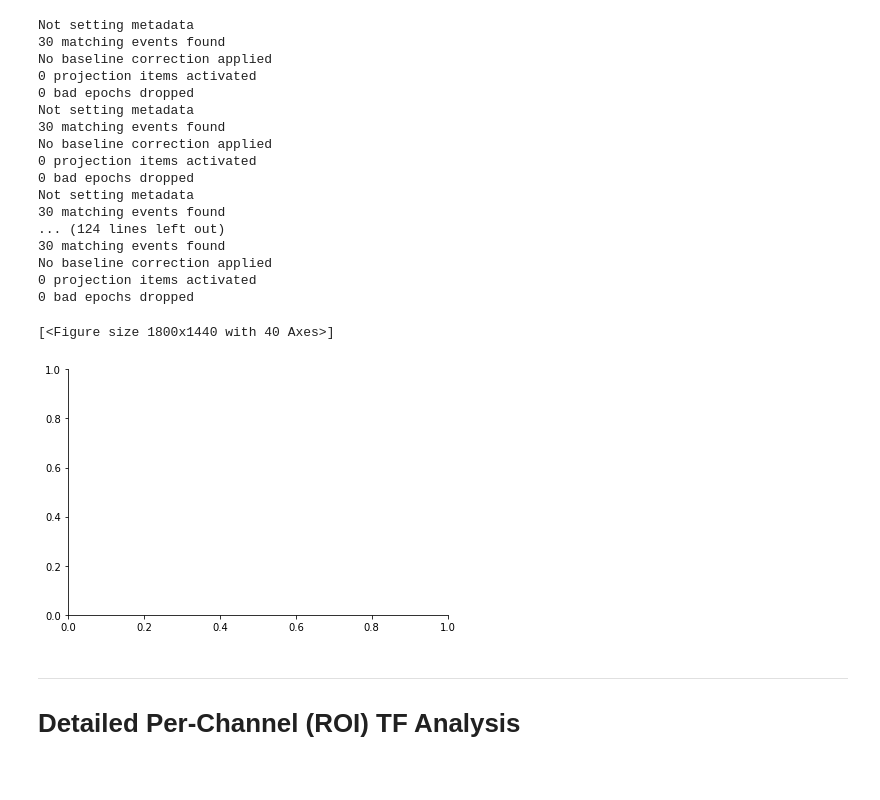
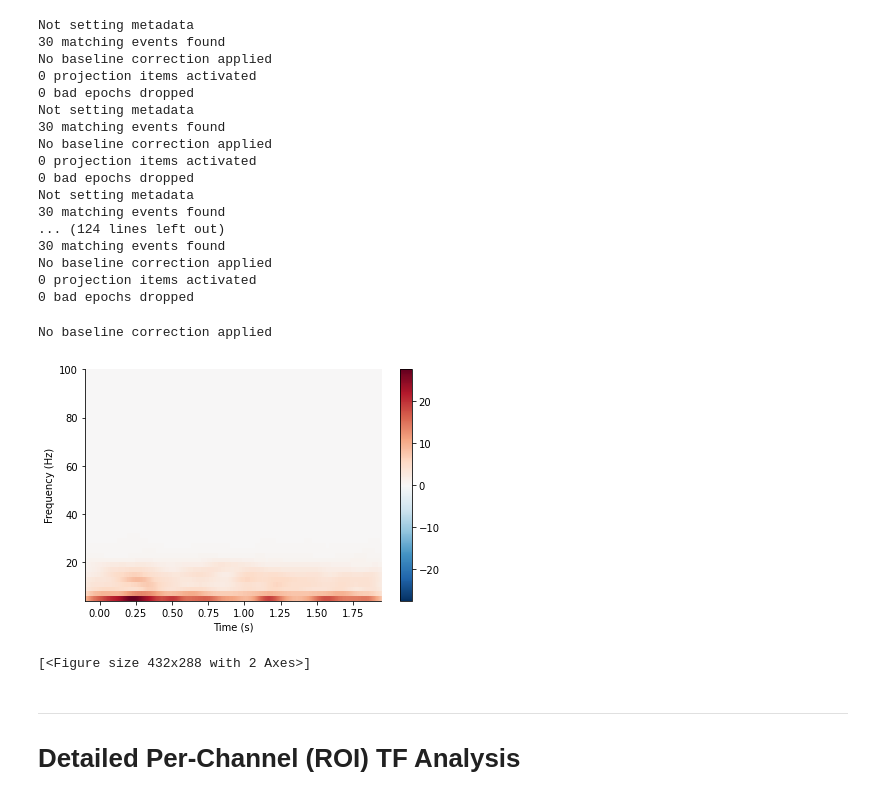
Before and after one commit to Xianhui-He/Raclette-Group-2-ECoG-Motor-Imagery, a Jupyter notebook: Motor_Imagery_Dataset_Data_Wrangling_Preprocessing_Hanif.ipynb, the cells around one changed output. Drawn from its saved outputs; the diff is of its cells as text; code cells hidden in the pictures.

```diff
--- a/Motor_Imagery_Dataset_Data_Wrangling_Preprocessing_Hanif.ipynb
+++ b/Motor_Imagery_Dataset_Data_Wrangling_Preprocessing_Hanif.ipynb
@@ -357,11 +357,12 @@ Not setting metadata
 No baseline correction applied
 0 projection items activated
 0 bad epochs dropped
-# %%
-power_tongue_averaged_real[0].plot(mode='mean', vmin=vmin, vmax=vmax, baseline=(-0.1, 0.), axes=ax, show=False, colorbar=True, verbose='WARNING')
-# %% [output]
-[<Figure size 1800x1440 with 40 Axes>]
-[figure, removed]
+# %%
+power_tongue_averaged_real[0].plot()
+# %% [output]
+No baseline correction applied
+[figure, added]
+[<Figure size 432x288 with 2 Axes>]
 # %% [markdown]
 ---
 # Detailed Per-Channel (ROI) TF Analysis
```
Also changed, not shown: parts of 10 cells of this notebook.
